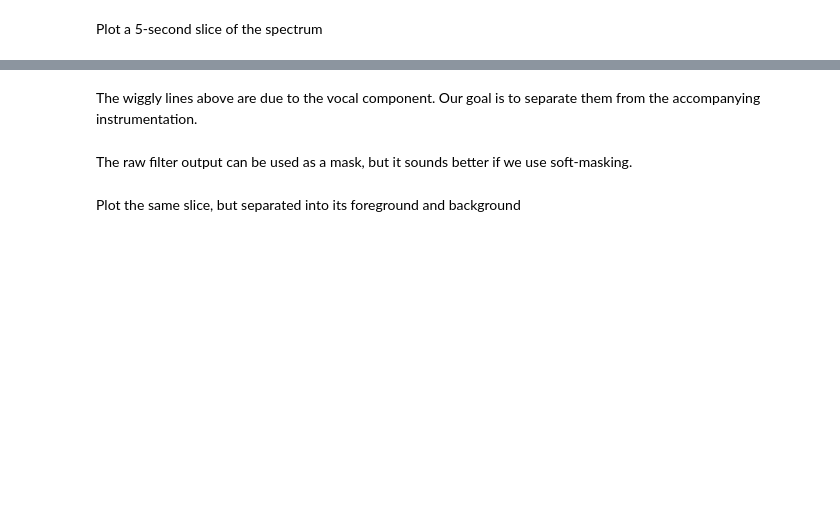
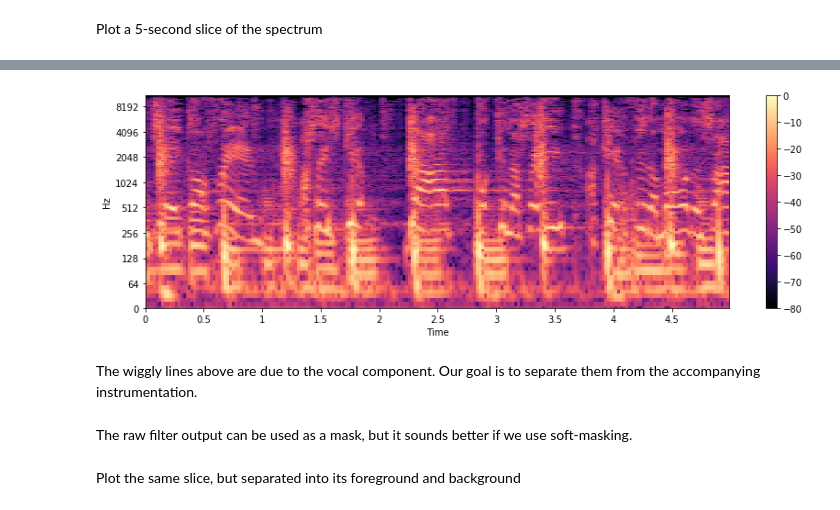
Before and after one commit to mhfisch/production-value, a Jupyter notebook: librosa_tutorials/plot_vocal_separation.ipynb, the cells around one changed output, grey strips where cells are left out. Drawn from its saved outputs; the diff is of its cells as text; code cells hidden in the pictures; blank space fills up the shorter version.

```diff
--- a/librosa_tutorials/plot_vocal_separation.ipynb
+++ b/librosa_tutorials/plot_vocal_separation.ipynb
@@ -29,5 +29,29 @@ import librosa
 
 import librosa.display
 from IPython.display import Audio
+# %%
+import urllib.request
+from os import path
+from pydub import AudioSegment
+
+def load_mp3_from_url(mp3_url, mp3_path = "temp.mp3", wav_path = "wav.mp3", duration = None):
+
+    # retreive audio from url and save
+    urllib.request.urlretrieve(mp3_url, mp3_path)
+
+    # files
+    src = mp3_path
+    dst = wav_path
+
+    # convert mp3 to wav
+    sound = AudioSegment.from_mp3(src)
+    sound.export(dst, format="wav")
+
+    y, sr = librosa.load(wav_path, duration = duration)
+
+    return y, sr
 # %% [markdown]
 Load an example with vocals.
+# %%
+mp3_url = 'https://p.scdn.co/mp3-preview/4b9ea6b2d929b4a224c52512761703725acf96a9?cid=5157426229ce47aea8e1a6c56e231ddf'
+y, sr = load_mp3_from_url(mp3_url)
@@ -34,6 +60,3 @@ Load an example with vocals.
 # %%
-y, sr = librosa.load('audio/Cheese_N_Pot-C_-_16_-_The_Raps_Well_Clean_Album_Version.mp3', duration=120)
-
-
 # And compute the spectrogram magnitude and phase
 S_full, phase = librosa.magphase(librosa.stft(y))
@@ -44,10 +69,12 @@ Plot a 5-second slice of the spectrum
 # %%
-idx = slice(*librosa.time_to_frames([30, 35], sr=sr))
+idx = slice(*librosa.time_to_frames([20, 25], sr=sr))
 plt.figure(figsize=(12, 4))
 librosa.display.specshow(librosa.amplitude_to_db(S_full[:, idx], ref=np.max),
                          y_axis='log', x_axis='time', sr=sr)
 plt.colorbar()
 plt.tight_layout()
+# %% [output]
+[figure, added]
 # %% [markdown]
 The wiggly lines above are due to the vocal component.
 Our goal is to separate them from the accompanying
```
Also changed, not shown: parts of 5 cells of this notebook, 3 other files.
